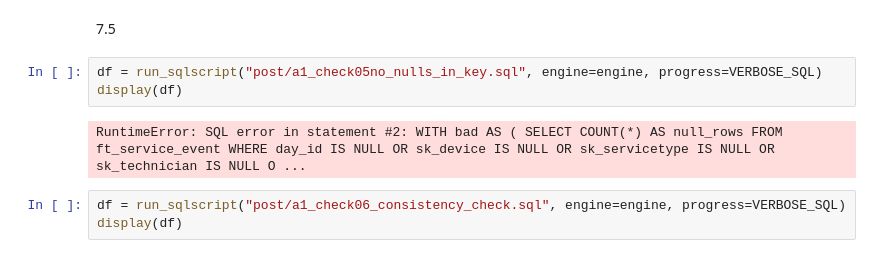
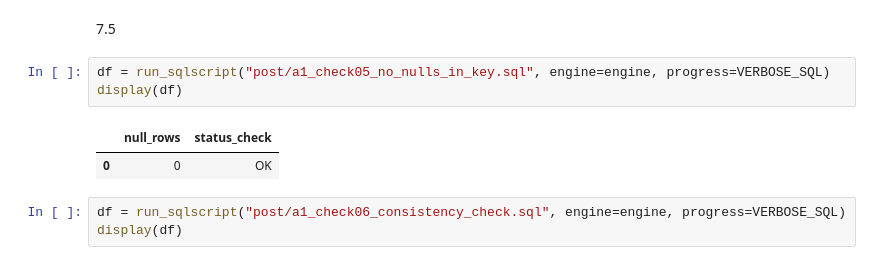
Before and after one commit to timg4/BusinessIntelligence, a Jupyter notebook: AirQ_Part1_061.ipynb, the cells around one changed output. Drawn from its saved outputs; the diff is of its cells as text.

Commit message:
sanity check fixed + PORVO finished

```diff
--- a/AirQ_Part1_061.ipynb
+++ b/AirQ_Part1_061.ipynb
@@ -380,10 +380,11 @@ display(df)
 # %% [markdown]
 7.5
 # %%
-df = run_sqlscript("post/a1_check05no_nulls_in_key.sql", engine=engine, progress=VERBOSE_SQL)
+df = run_sqlscript("post/a1_check05_no_nulls_in_key.sql", engine=engine, progress=VERBOSE_SQL)
 display(df)
 # %% [output]
-RuntimeError: SQL error in statement #2: WITH bad AS ( SELECT COUNT(*) AS null_rows FROM ft_service_event WHERE day_id IS NULL OR sk_device IS NULL OR sk_servicetype IS NULL OR sk_technician IS NULL O ...
+|  | null_rows | status_check |
+| 0 | 0 | OK |
 # %%
 df = run_sqlscript("post/a1_check06_consistency_check.sql", engine=engine, progress=VERBOSE_SQL)
 display(df)
```
Also changed, not shown: parts of 5 cells of this notebook, 6 other files.
